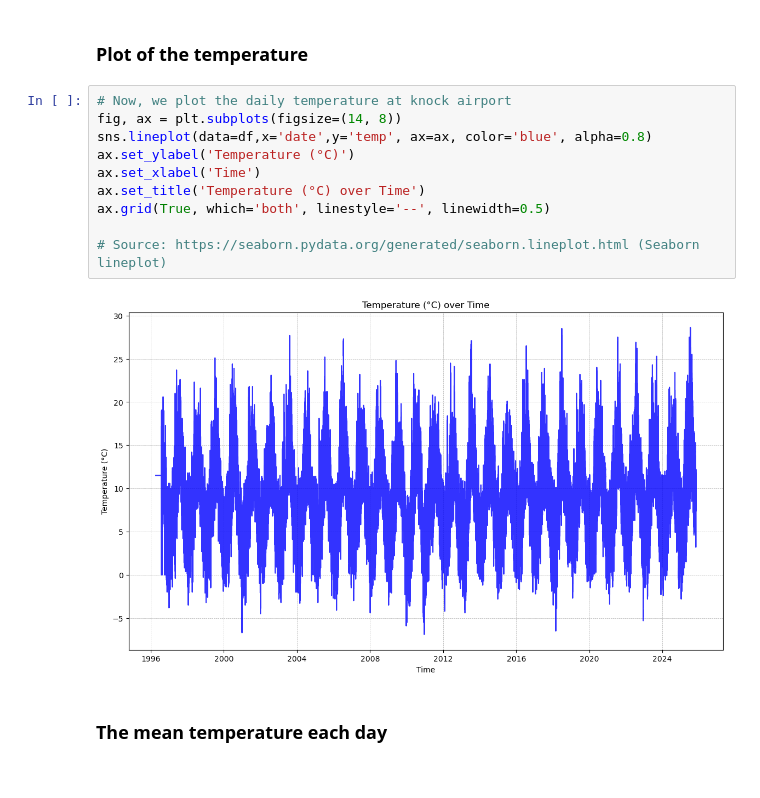
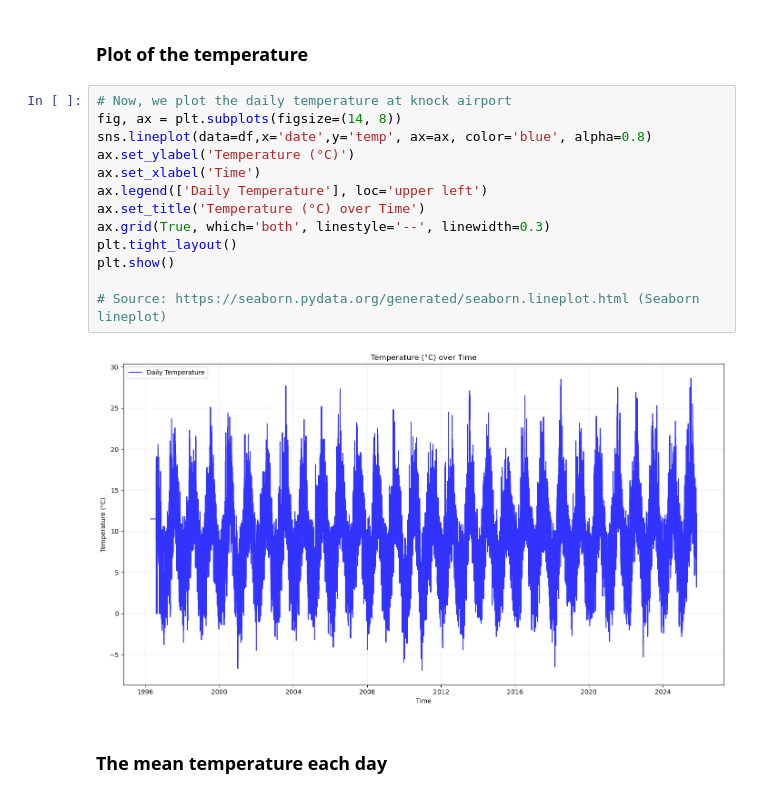
Before and after one commit to marianemcgrath/pfda, a Jupyter notebook: assignment/assignment06_weather.ipynb, the cells around one changed output. Drawn from its saved outputs; the diff is of its cells as text.

```diff
--- a/assignment/assignment06_weather.ipynb
+++ b/assignment/assignment06_weather.ipynb
@@ -121,15 +121,18 @@ display(df.head())
 # %%
 # Now, we plot the daily temperature at knock airport
 fig, ax = plt.subplots(figsize=(14, 8))
 sns.lineplot(data=df,x='date',y='temp', ax=ax, color='blue', alpha=0.8)
 ax.set_ylabel('Temperature (°C)')
 ax.set_xlabel('Time')
+ax.legend(['Daily Temperature'], loc='upper left')
 ax.set_title('Temperature (°C) over Time')
-ax.grid(True, which='both', linestyle='--', linewidth=0.5)
+ax.grid(True, which='both', linestyle='--', linewidth=0.3)
+plt.tight_layout()
+plt.show()
 
 # Source: https://seaborn.pydata.org/generated/seaborn.lineplot.html (Seaborn lineplot)
 # %% [output]
-[figure, old version]
+[figure, new version]
 # %% [markdown]
 ### **The mean temperature each day**
 # %%
```
Also changed, not shown: parts of 10 cells of this notebook, 4 other files.
